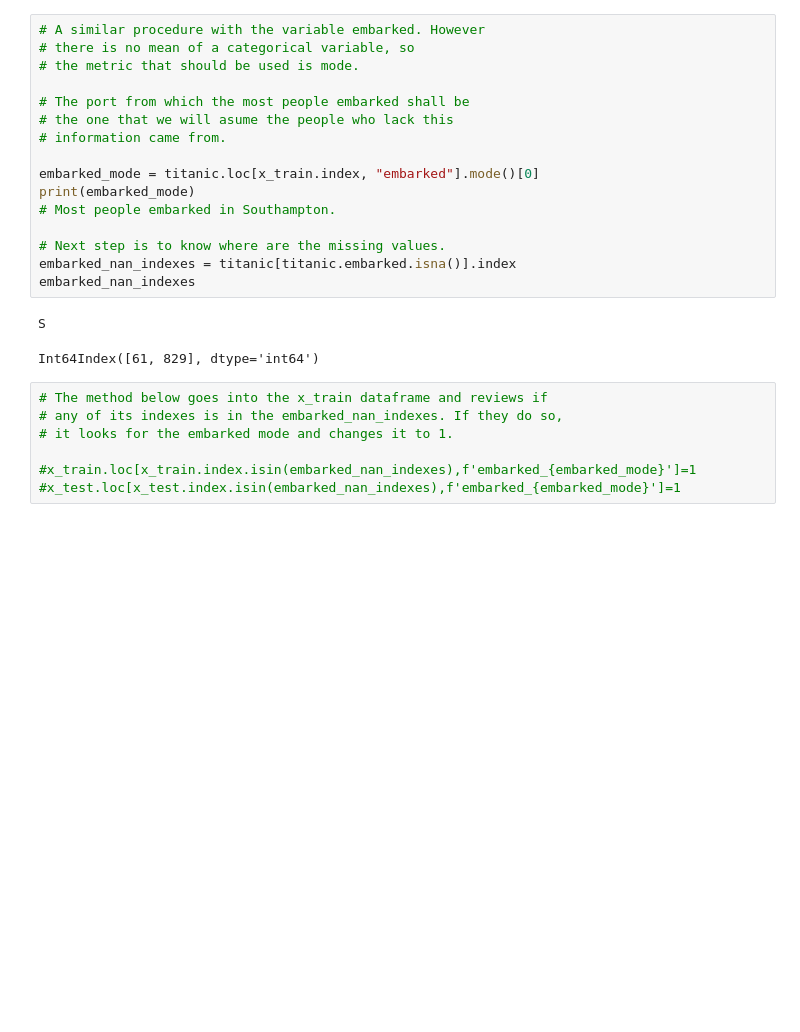
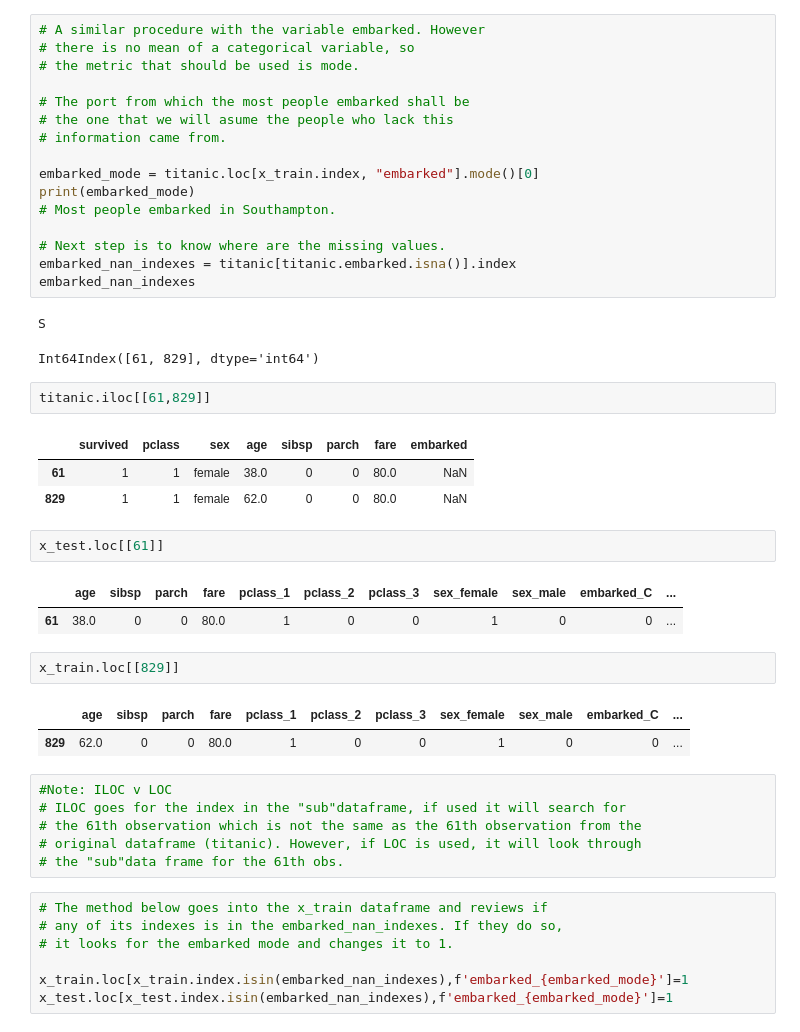
Before and after one commit to Mateocontrerass/Introduction-to-decision-trees, a Jupyter notebook: Decision_tree.ipynb, the cells around one changed output. Saved outputs shown, nothing was run; the diff lists cells and outputs as text; blank space fills up the shorter version.

```diff
--- a/Decision_tree.ipynb
+++ b/Decision_tree.ipynb
@@ -333,10 +333,32 @@ embarked_nan_indexes
 # %% [output]
 S
 Int64Index([61, 829], dtype='int64')
+# %%
+titanic.iloc[[61,829]]
+# %% [output]
+|  | survived | pclass | sex | age | sibsp | parch | fare | embarked |
+| 61 | 1 | 1 | female | 38.0 | 0 | 0 | 80.0 | NaN |
+| 829 | 1 | 1 | female | 62.0 | 0 | 0 | 80.0 | NaN |
+# %%
+x_test.loc[[61]]
+# %% [output]
+|  | age | sibsp | parch | fare | pclass_1 | pclass_2 | pclass_3 | sex_female | sex_male | embarked_C | ... |
+| 61 | 38.0 | 0 | 0 | 80.0 | 1 | 0 | 0 | 1 | 0 | 0 | ... |
+# %%
+x_train.loc[[829]]
+# %% [output]
+|  | age | sibsp | parch | fare | pclass_1 | pclass_2 | pclass_3 | sex_female | sex_male | embarked_C | ... |
+| 829 | 62.0 | 0 | 0 | 80.0 | 1 | 0 | 0 | 1 | 0 | 0 | ... |
+# %%
+#Note: ILOC v LOC
+# ILOC goes for the index in the "sub"dataframe, if used it will search for
+# the 61th observation which is not the same as the 61th observation from the
+# original dataframe (titanic). However, if LOC is used, it will look through
+# the "sub"data frame for the 61th obs.
 # %%
 # The method below goes into the x_train dataframe and reviews if
 # any of its indexes is in the embarked_nan_indexes. If they do so,
 # it looks for the embarked mode and changes it to 1.
 
-#x_train.loc[x_train.index.isin(embarked_nan_indexes),f'embarked_{embarked_mode}']=1
-#x_test.loc[x_test.index.isin(embarked_nan_indexes),f'embarked_{embarked_mode}']=1
+x_train.loc[x_train.index.isin(embarked_nan_indexes),f'embarked_{embarked_mode}']=1
+x_test.loc[x_test.index.isin(embarked_nan_indexes),f'embarked_{embarked_mode}']=1
```
Also changed, not shown: parts of 4 cells of this notebook.
